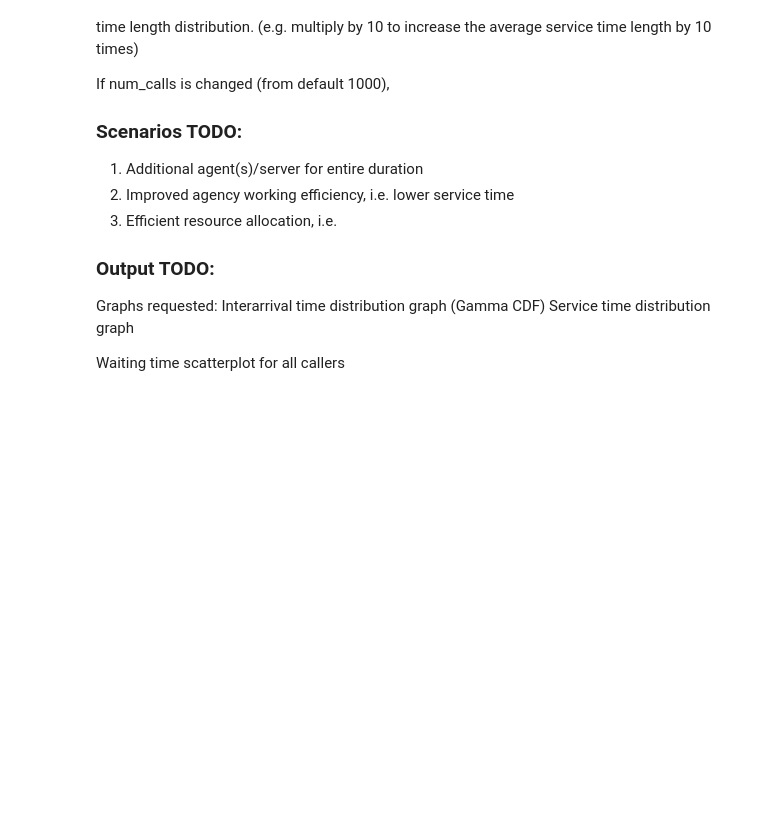
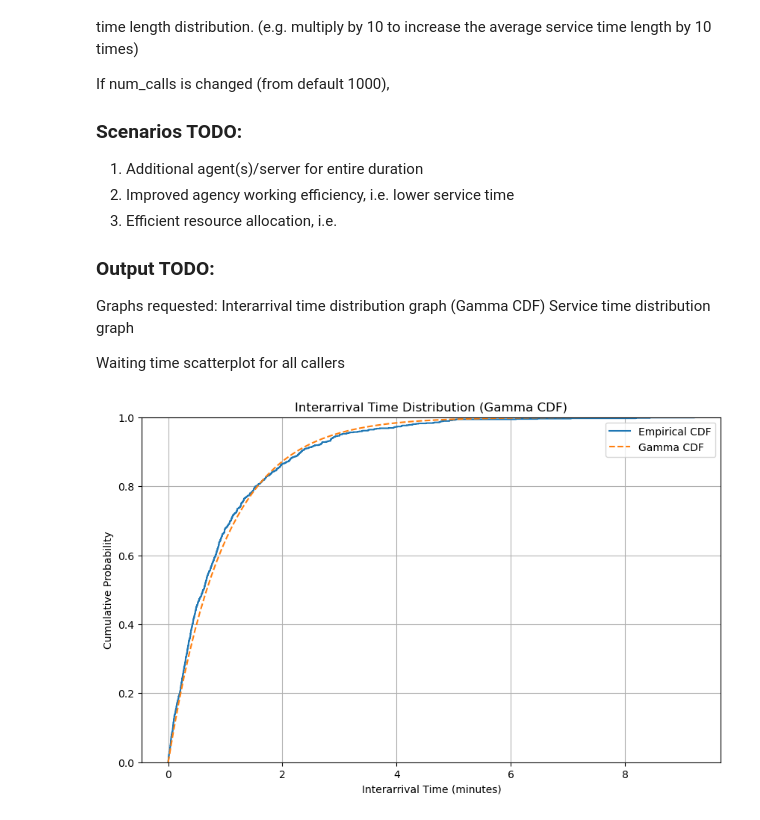
Before and after one commit to yumisu24/SYS5110_project, a Jupyter notebook: v2_Call_Centre_Simulation.ipynb, the cells around one changed output. Cells and saved outputs as stored; diff of their text form; code cells hidden in the pictures; blank space fills up the shorter version.

```diff
--- a/v2_Call_Centre_Simulation.ipynb
+++ b/v2_Call_Centre_Simulation.ipynb
@@ -280,3 +280,20 @@ Graphs requested:
   Service time distribution graph
 
   Waiting time scatterplot for all callers
+# %%
+import matplotlib.pyplot as plt
+import seaborn as sns
+
+# 1. Interarrival Time Distribution Graph (Gamma CDF)
+plt.figure(figsize=(10, 6))
+sns.ecdfplot(data_inter_arrival_times, stat='proportion', label='Empirical CDF')
+x = np.linspace(0, np.max(data_inter_arrival_times), 100)
+plt.plot(x, gamma.cdf(x, a=1, scale=np.mean(data_inter_arrival_times)), label='Gamma CDF', linestyle='--')
+plt.title('Interarrival Time Distribution (Gamma CDF)')
+plt.xlabel('Interarrival Time (minutes)')
+plt.ylabel('Cumulative Probability')
+plt.legend()
+plt.grid(True)
+plt.show()
+# %% [output]
+[figure, added]
```
Also changed, not shown: parts of 6 cells of this notebook, 4 other files.
